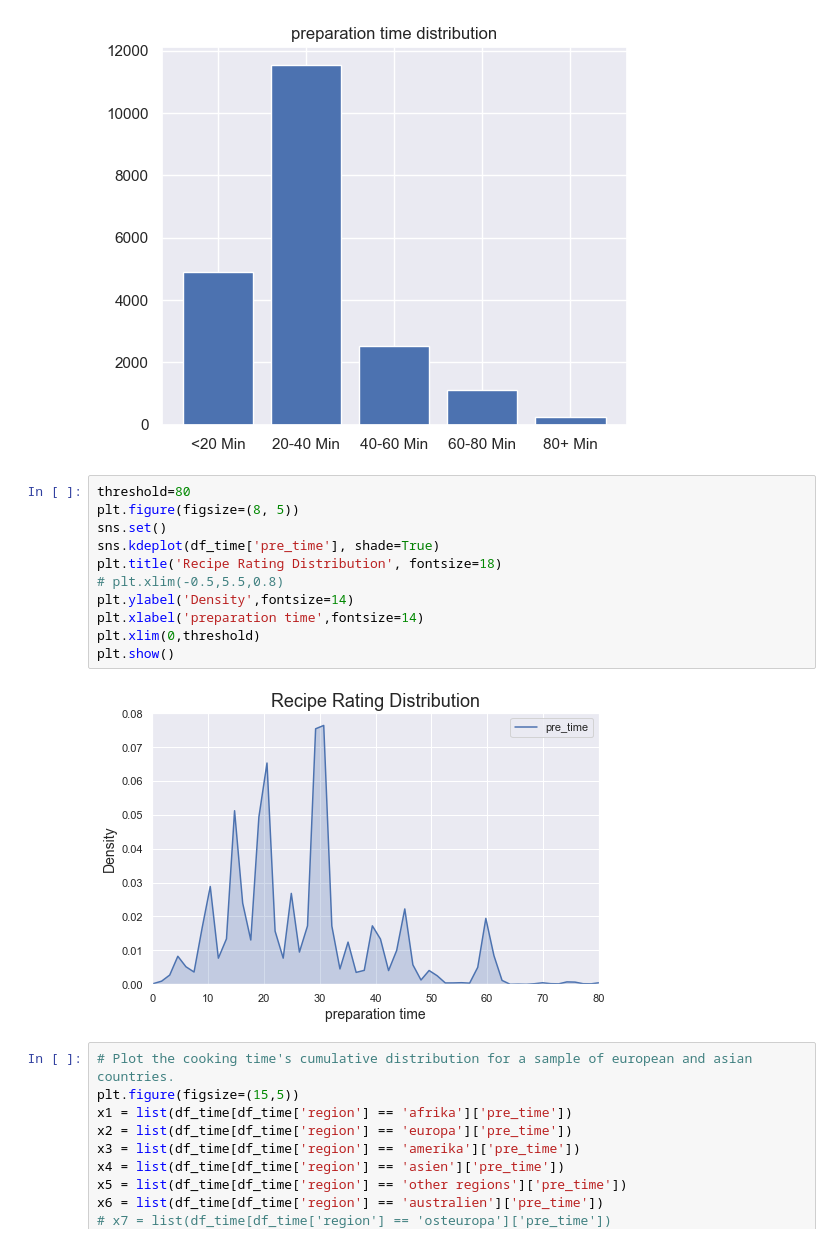
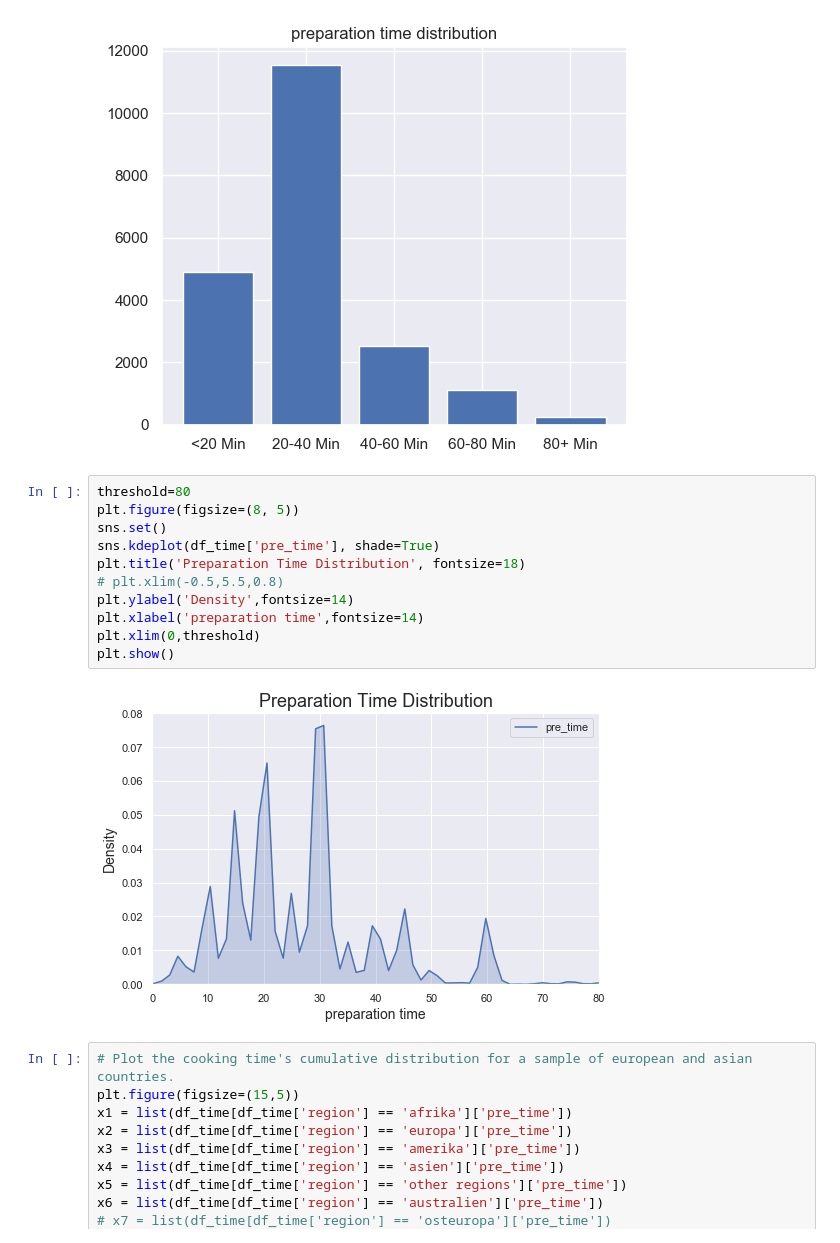
Before and after one commit to sunwen0120/Pratikum, a Jupyter notebook: wen_sun/regional analyse/Regional analysie.ipynb, the cells around one changed output. Saved outputs shown, nothing was run; the diff lists cells and outputs as text.

```diff
--- a/wen_sun/regional analyse/Regional analysie.ipynb
+++ b/wen_sun/regional analyse/Regional analysie.ipynb
@@ -306,16 +458,16 @@ Text(0.5, 1.0, 'preparation time distribution')
 # %%
 threshold=80
 plt.figure(figsize=(8, 5))
 sns.set()
 sns.kdeplot(df_time['pre_time'], shade=True)
-plt.title('Recipe Rating Distribution', fontsize=18)
+plt.title('Preparation Time Distribution', fontsize=18)
 # plt.xlim(-0.5,5.5,0.8)
 plt.ylabel('Density',fontsize=14)
 plt.xlabel('preparation time',fontsize=14)
 plt.xlim(0,threshold)
 plt.show()
 # %% [output]
-[figure, old version]
+[figure, new version]
 # %%
 # Plot the cooking time's cumulative distribution for a sample of european and asian countries.
 plt.figure(figsize=(15,5))
```
Also changed, not shown: parts of 30 cells of this notebook, 8 other files.
